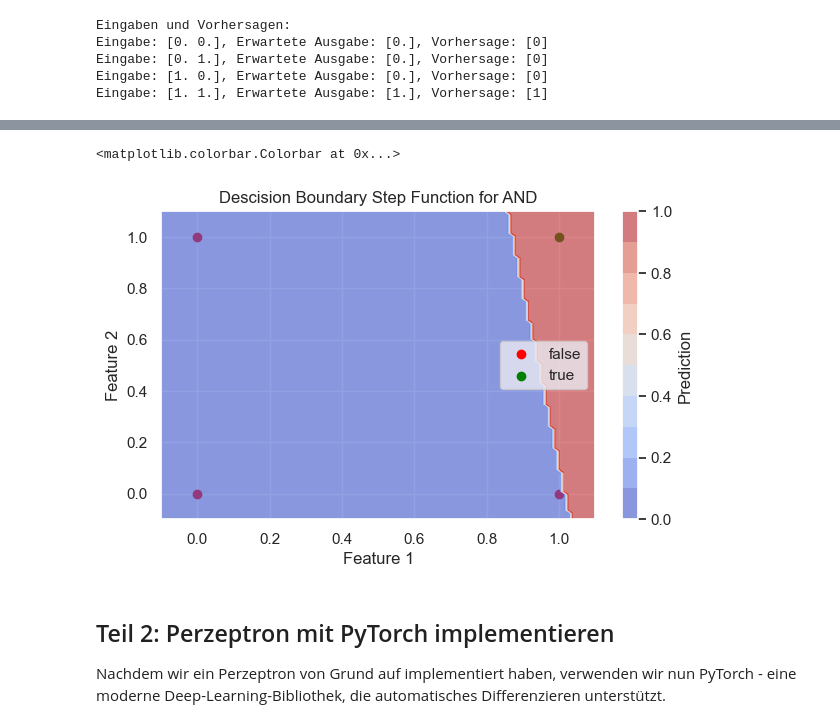
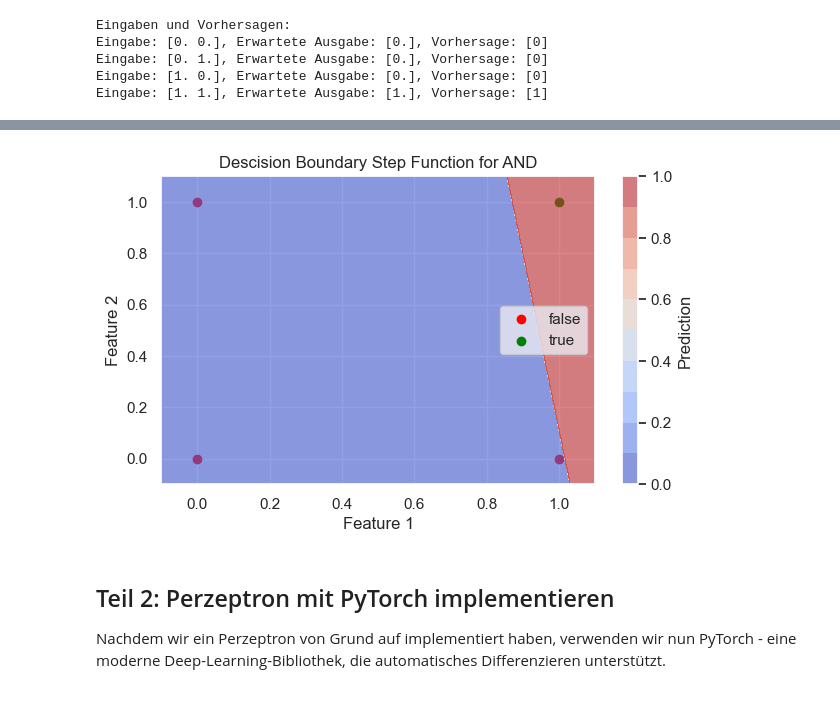
Before and after one commit to red-apple38/understanding-deep-learning, a Jupyter notebook: docs/beginner/Perceptron.ipynb, the cells around one changed output, grey strips where cells are left out. Saved outputs shown, nothing was run; the diff lists cells and outputs as text; code cells hidden in the pictures.

```diff
--- a/docs/beginner/Perceptron.ipynb
+++ b/docs/beginner/Perceptron.ipynb
@@ -526,23 +543,21 @@ Eingabe: [1. 1.], Erwartete Ausgabe: [1.], Vorhersage: [1]
 # %%
 # Erstelle ein Raster von Punkten
-n = 100
+n = 1000
 x1 = np.linspace(-0.1, 1.1, n)
 x2 = np.linspace(-0.1, 1.1, n)
 x1_grid, x2_grid = np.meshgrid(x1, x2)
 X_viz = np.c_[x1_grid.flatten(), x2_grid.flatten()]
 #Todo: Assert check
-assert X_viz.shape == (len(X_viz), 2), (
+assert X_viz.shape == (n*n, 2), (
     "Shape Mismatch for forward pass -> expect shape (samplesize,2)"
     )
 
 y_viz = model.forward(X_viz).reshape(n,-1)
 fig6, ax6 = visualize_data(X,y,"Descision Boundary Step Function for AND")
 cf = ax6.contourf(x1_grid, x2_grid, y_viz, levels=10, cmap='coolwarm', alpha=0.6)
-# cs = plt.contour(x1g, x2g, Z, levels=[0.5], linewidths=2)
-fig6.colorbar(cf, label="Prediction")
+fig6.colorbar(cf, label="Prediction");
 # %% [output]
-<matplotlib.colorbar.Colorbar at 0x...>
-[figure, old version]
+[figure, new version]
 # %%
 def bce(self,y,y_hat):
   bce = -1 * np.mean(y * np.log(y_hat) + (1-y) * np.log(1-y_hat))
```
Also changed, not shown: parts of 4 cells of this notebook.
